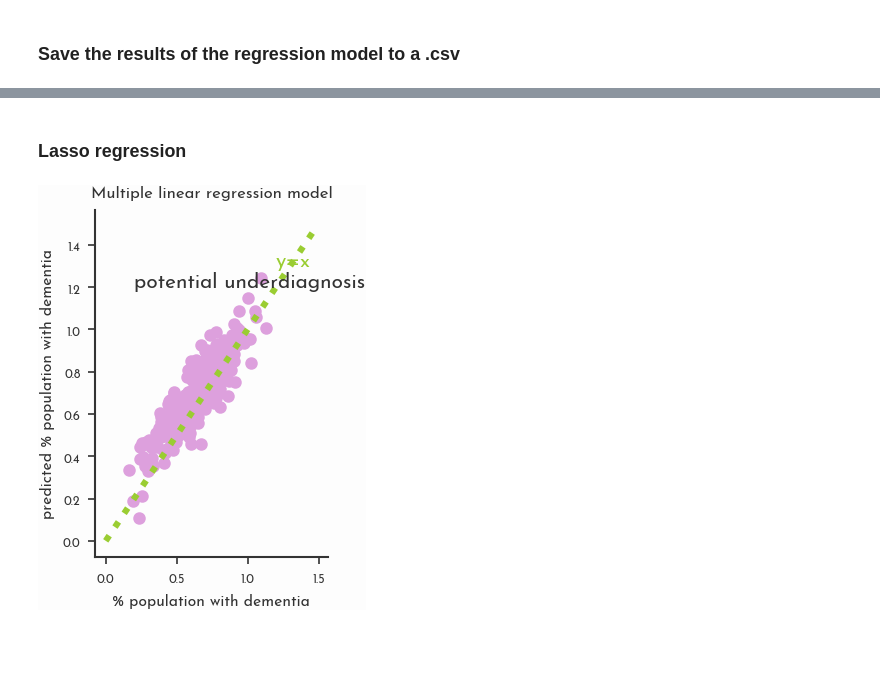
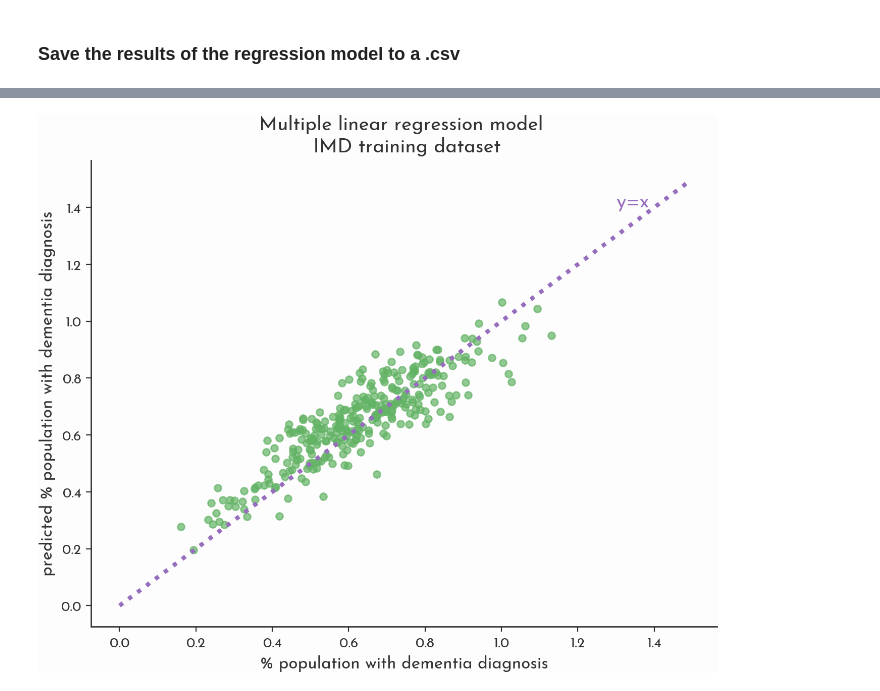
Before and after one commit to Bea-Taylor/DifDem_inequalities, a Jupyter notebook: nbs/core/04b_regression_model_trained_IMD.ipynb, the cells around one changed output, grey strips where cells are left out. Saved outputs shown, nothing was run; the diff lists cells and outputs as text; code cells hidden in the pictures; blank space fills up the shorter version.

```diff
--- a/nbs/core/04b_regression_model_trained_IMD.ipynb
+++ b/nbs/core/04b_regression_model_trained_IMD.ipynb
@@ -375,11 +194,5 @@ plt.show()
 df_dem_plus['IMD_reg_model_residuals'] = residuals
 df_dem_plus['IMD_reg_model_pred'] = y_pred_all
 
-df_dem_plus['IMD_reg_model_noGP_residuals'] = residuals_noGP
-df_dem_plus['IMD_reg_model_noGP_pred'] = y_pred_all_noGP
-
-df_dem_plus['IMD_reg_model_nocomor_residuals'] = residuals_no_comor
-df_dem_plus['IMD_reg_model_nocomor_pred'] = y_pred_all_no_comor
-
 # save the dataframe
 df_dem_plus.to_csv(const.output_path+'/test_set_reg_model/IMD_reg_model_results.csv')
@@ -461,13 +217,14 @@ plt.show()
 # %%
-# Alternative linear regression using sklearn
+# Linear regression using sklearn
 
-x_all_covar = df_dem_topIMD[covar_opt].values.reshape(-1,8)
-y = df_dem_topIMD['DEM_afflicted_pc'].values.reshape(-1,1)
+x_GP_train = df_highest_GP_50[covar_opt].values.reshape(-1,len(covar_opt))
+y_GP_train = df_highest_GP_50['DEM_afflicted_pc'].values.reshape(-1,1)
 
-x_test_all_covar = df_dem_plus[covar_opt].values.reshape(-1,8)
+x_test_all = df_dem_plus[covar_opt].values.reshape(-1,len(covar_opt))
+y_test_all = df_dem_plus['DEM_afflicted_pc'].values.reshape(-1,1)
 
-regr = linear_model.Ridge(alpha=1)
+regr = linear_model.LinearRegression()
 
 # fit regression comorbidities
-regr.fit(x_all_covar, y)
-y_pred_all = regr.predict(x_test_all_covar)
+regr.fit(x_GP_train, y_GP_train)
+y_pred_all_GP = regr.predict(x_test_all)
@@ -533,2 +247,0 @@ array([1.08093815, 0.51111686, 0.66609504, 0.66474977, 0.7794394 ,
-# %% [markdown]
-### Lasso regression
@@ -548,14 +248,16 @@ y_pred_all = regr.predict(x_test_all_covar)
 # %%
 # comparison between true diagnosis value, and the value predicted by the multiple linear regression model
-true_val = df_dem_plus['DEM_afflicted_pc'].values.reshape(-1,1)
 
-plt.plot(np.arange(0, 1.5, 0.01), np.arange(0, 1.5, 0.01), ':', color='yellowgreen')
-plt.scatter(true_val, y_pred_all, color='plum')
-plt.xlabel('% population with dementia')
-plt.ylabel('predicted % population with dementia')
-plt.title('Multiple linear regression model')
-plt.text(1.2, 1.3, r'y=x', fontsize=10, color='yellowgreen')
-plt.text(0.2, 1.2, r'potential underdiagnosis', fontsize=10)
+plt.figure(figsize=(8,6), dpi=200)
+plt.plot(np.arange(0, 1.5, 0.01), np.arange(0, 1.5, 0.01), ':', color='xkcd:deep lilac')
+plt.scatter(y_test_all, y_pred_all_GP, color='xkcd:boring green', alpha=0.7)
+plt.xlabel('% population with dementia diagnosis', fontsize=12)
+plt.ylabel('predicted % population with dementia diagnosis', fontsize=12)
+plt.xticks(fontsize=10)
+plt.yticks(fontsize=10)
+plt.title('Multiple linear regression model \n IMD training dataset', fontsize=14)
+plt.text(1.3, 1.4, r'y=x', fontsize=14, color='xkcd:deep lilac')
+plt.savefig(const.figs_path+'/IMD_linear_reg_scatter_plt.png')
 plt.show()
 # %% [output]
-[figure, old version]
+[figure, new version]
```
Also changed, not shown: parts of 49 cells of this notebook, 4 other files.
